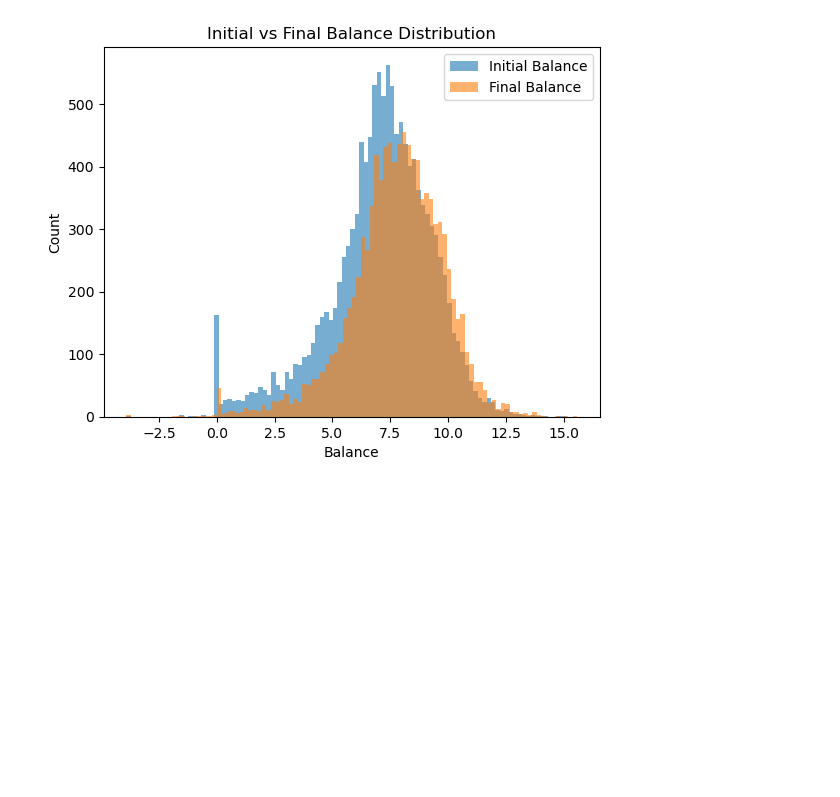
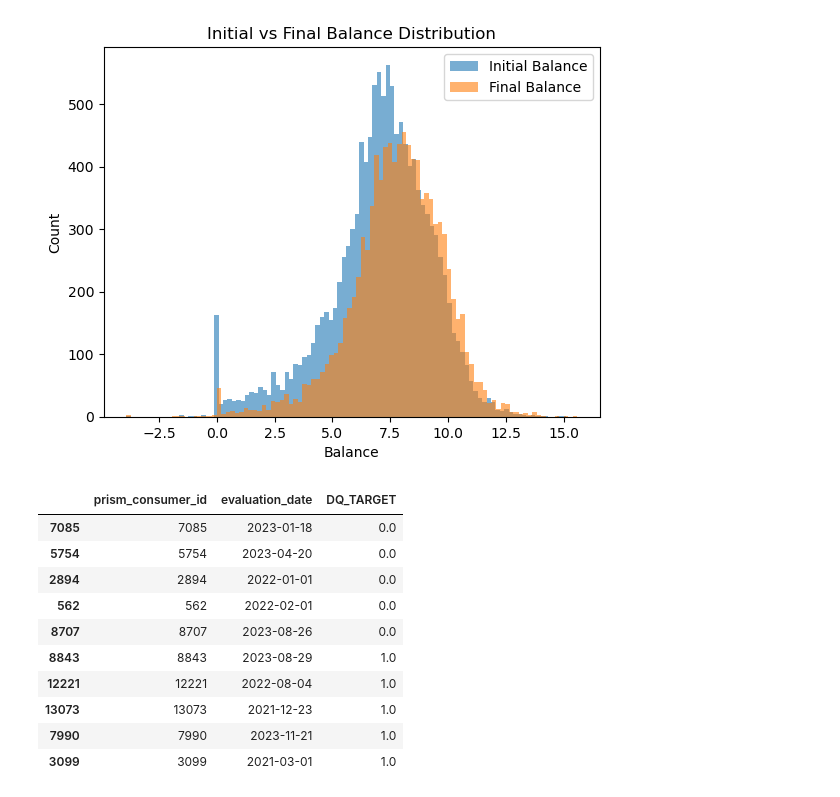
Before and after one commit to harisdsc/DSC180B, a Jupyter notebook: brighton_balance.ipynb, the cells around one changed output. Cells and saved outputs as stored; diff of their text form; code cells hidden in the pictures; blank space fills up the shorter version.

```diff
--- a/brighton_balance.ipynb
+++ b/brighton_balance.ipynb
@@ -165,3 +165,23 @@ plt.legend()
 plt.show()
 # %% [output]
 [figure]
+# %%
+sampled = (
+    consDF
+    .groupby("DQ_TARGET", group_keys=False)
+    .apply(lambda x: x.sample(n=5, random_state=40))
+)
+
+sampled
+# %% [output]
+|  | prism_consumer_id | evaluation_date | DQ_TARGET |
+| 7085 | 7085 | 2023-01-18 | 0.0 |
+| 5754 | 5754 | 2023-04-20 | 0.0 |
+| 2894 | 2894 | 2022-01-01 | 0.0 |
+| 562 | 562 | 2022-02-01 | 0.0 |
+| 8707 | 8707 | 2023-08-26 | 0.0 |
+| 8843 | 8843 | 2023-08-29 | 1.0 |
+| 12221 | 12221 | 2022-08-04 | 1.0 |
+| 13073 | 13073 | 2021-12-23 | 1.0 |
+| 7990 | 7990 | 2023-11-21 | 1.0 |
+| 3099 | 3099 | 2021-03-01 | 1.0 |
```
Also changed, not shown: parts of 2 cells of this notebook.
